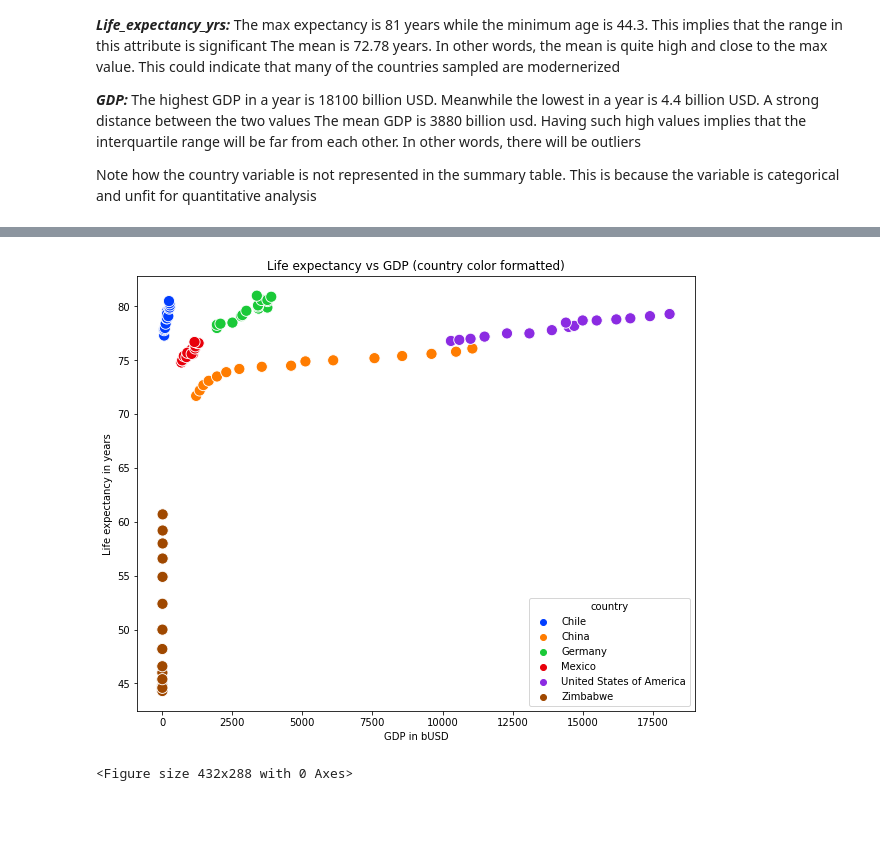
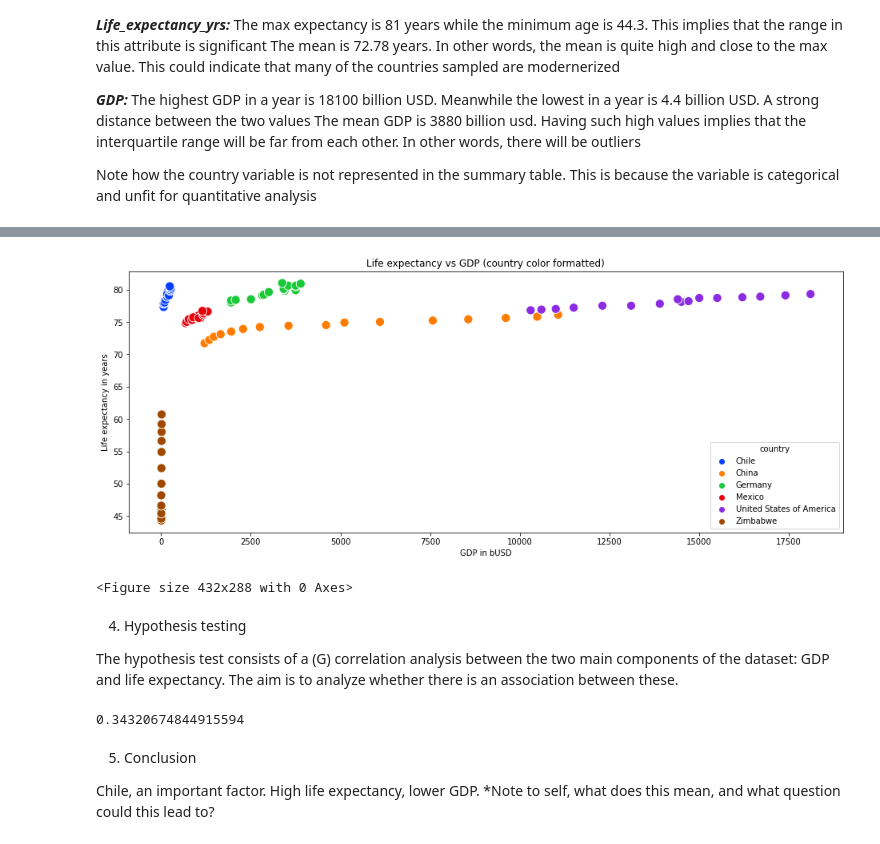
Before and after one commit to albertbanke/LifeExpectancyandGDP, a Jupyter notebook: life_expectancy_gdp.ipynb, the cells around one changed output, grey strips where cells are left out. Drawn from its saved outputs; the diff is of its cells as text; code cells hidden in the pictures; blank space fills up the shorter version.

```diff
--- a/life_expectancy_gdp.ipynb
+++ b/life_expectancy_gdp.ipynb
@@ -220,16 +222,35 @@ plt.clf()
 # %%
 # (F) Multivariate data analysis
 
 # Plotting a scatterplot to show the association between GDP and life expectancy and the respective countries
-plt.figure(figsize = [10, 8])
+plt.figure(figsize = [16, 6])
 ax4 = sns.scatterplot(data = df, x = 'gdp_usdb', y = 'life_expectancy_yrs', hue = 'country', palette= 'bright', s = 125)
 
 plt.title('Life expectancy vs GDP (country color formatted)')
 plt.xlabel('GDP in bUSD')
 plt.ylabel('Life expectancy in years')
 
 plt.show()
 plt.clf()
 # %% [output]
-[figure, old version]
+[figure, new version]
 <Figure size 432x288 with 0 Axes>
+# %% [markdown]
+4. Hypothesis testing
+
+The hypothesis test consists of a (G) correlation analysis between the two main components of the dataset: GDP and life expectancy. The aim is to analyze whether there is an association between these.
+# %%
+# (G) Correlation analysis
+
+corr_gdp_lifeexp, p = pearsonr(df.gdp_usdb, df.life_expectancy_yrs)
+print(corr_gdp_lifeexp)
+
+# Interpretation: As the result is an association just above 0.3 with 0.343
+# We can conclude there is a linear relationship between GDP in bUSD and life expectancy in years.
+# In other words, the higher the GDP, the higher the life expectancy
+# %% [output]
+0.34320674844915594
+# %% [markdown]
+5. Conclusion
+
+Chile, an important factor. High life expectancy, lower GDP. *Note to self, what does this mean, and what question could this lead to?
```
Also changed, not shown: parts of 3 cells of this notebook.
